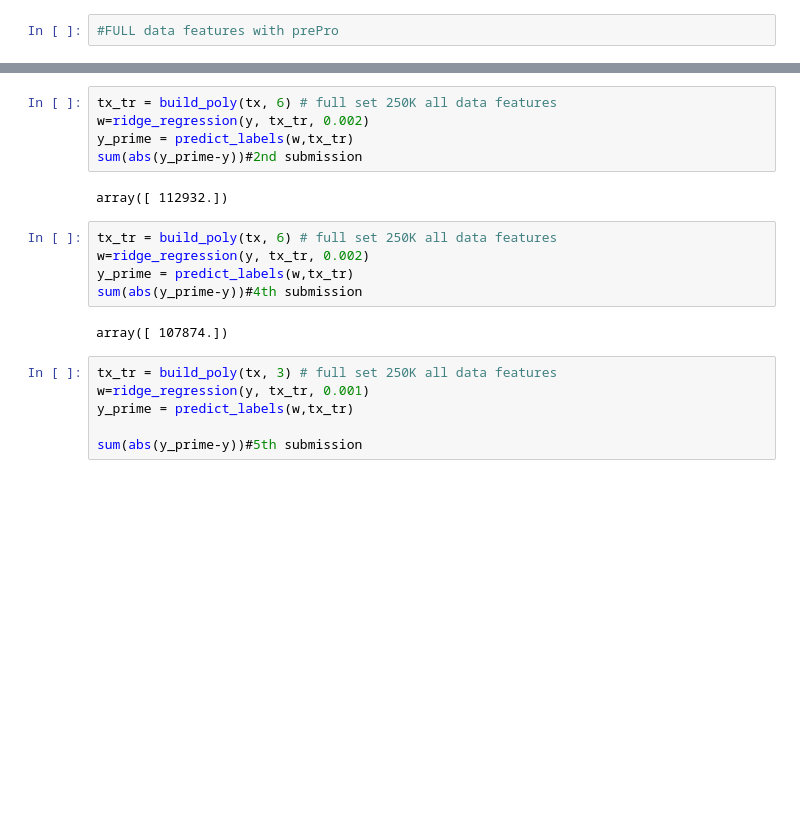
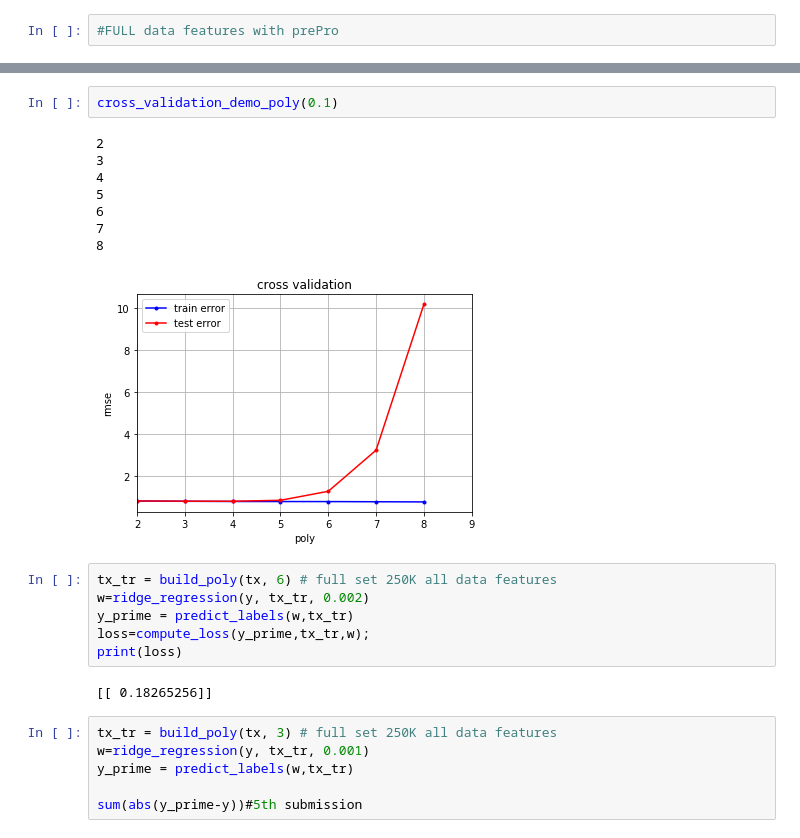
Before and after one commit to gaelmoccand/RoadSegmentation_CNN, a Jupyter notebook: project1/scripts/Ridge_Prediction.ipynb, the cells around one changed output, grey strips where cells are left out. Cells and saved outputs as stored; diff of their text form; blank space fills up the shorter version.

```diff
--- a/project1/scripts/Ridge_Prediction.ipynb
+++ b/project1/scripts/Ridge_Prediction.ipynb
@@ -165,17 +263,22 @@ array([ 113116.])
+# %%
+cross_validation_demo_poly(0.1)
+# %% [output]
+2
+3
+4
+5
+6
+7
+8
+[figure, added]
 # %%
 tx_tr = build_poly(tx, 6) # full set 250K all data features
 w=ridge_regression(y, tx_tr, 0.002)
 y_prime = predict_labels(w,tx_tr)
-sum(abs(y_prime-y))#2nd submission
+loss=compute_loss(y_prime,tx_tr,w);
+print(loss)
 # %% [output]
-array([ 112932.])
+[[ 0.18265256]]
-# %%
-tx_tr = build_poly(tx, 6) # full set 250K all data features
-w=ridge_regression(y, tx_tr, 0.002)
-y_prime = predict_labels(w,tx_tr)
-sum(abs(y_prime-y))#4th submission
-# %% [output]
-array([ 107874.])
 # %%
 tx_tr = build_poly(tx, 3) # full set 250K all data features
 w=ridge_regression(y, tx_tr, 0.001)
```
Also changed, not shown: parts of 28 cells of this notebook, 5 other files.
